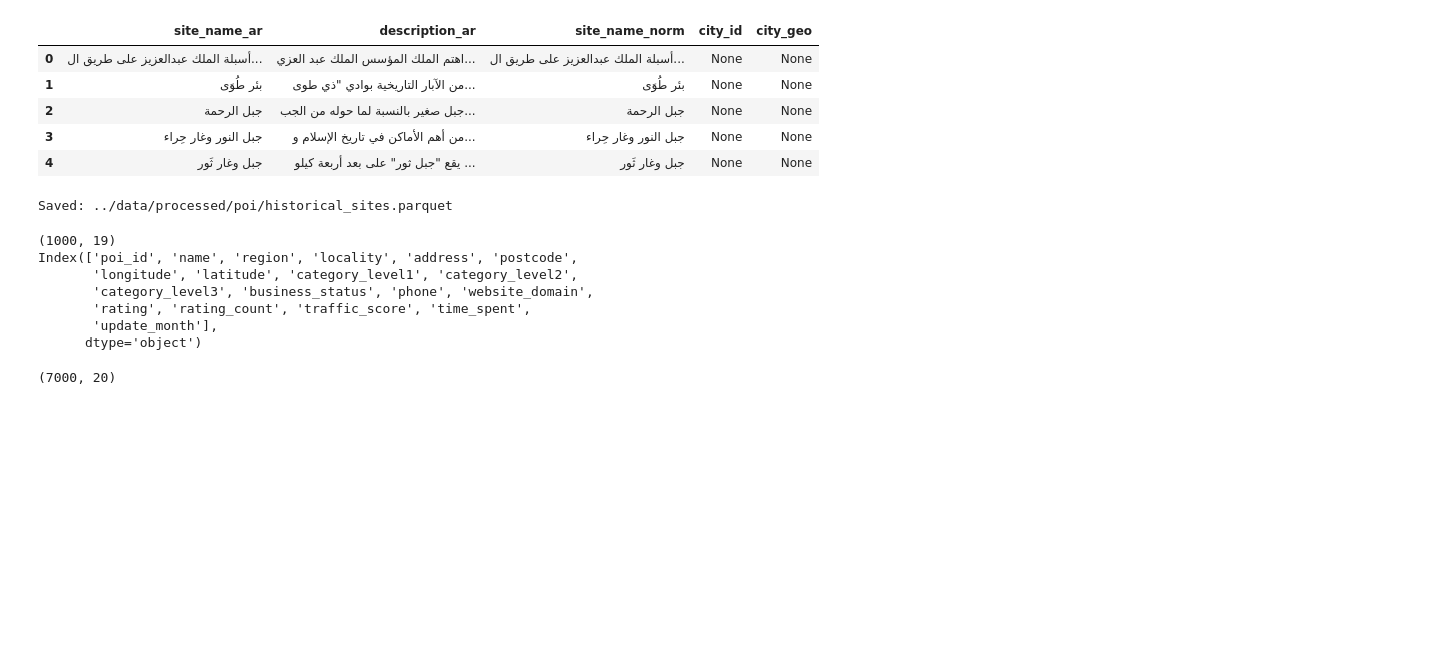
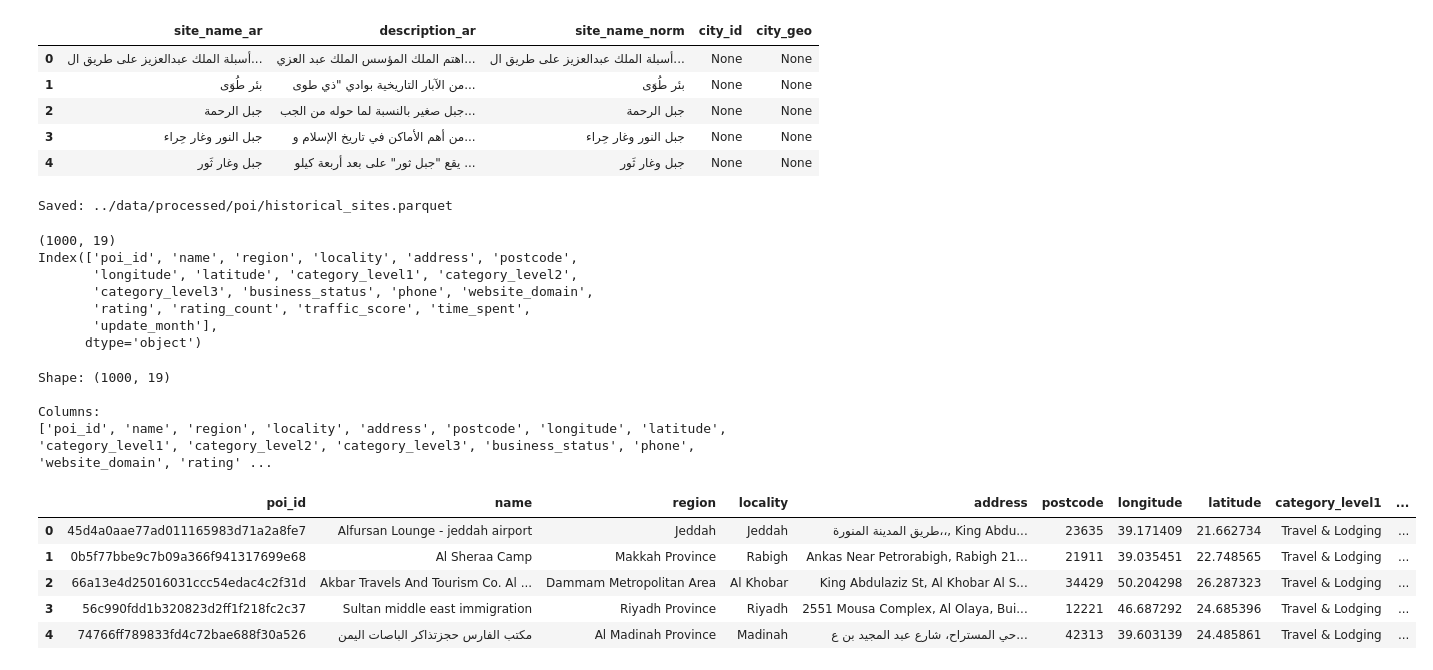
Before and after one commit to MaysAlsalum/DarbakGP, a Jupyter notebook: notebooks/01_exploration.ipynb, the cells around one changed output. Cells and saved outputs as stored; diff of their text form; code cells hidden in the pictures; blank space fills up the shorter version.

Commit message:
worked on datasets (xmap)

```diff
--- a/notebooks/01_exploration.ipynb
+++ b/notebooks/01_exploration.ipynb
@@ -810,18 +810,26 @@ Index(['poi_id', 'name', 'region', 'locality', 'address', 'postcode',
        'update_month'],
       dtype='object')
 # %%
-from pathlib import Path
 import pandas as pd
 
-path = Path("../data/raw/xmap_poi")
-dfs = []
+# 1) مسار الملف (عدليه إذا اسم ملفك مختلف)
+path = "../data/raw/xmap_poi/Travel_and_Lodging_data.csv"
 
-for file in path.glob("*.csv"):
-    df = pd.read_csv(file)
-    df["source_category"] = file.stem  # اسم الفئة
-    dfs.append(df)
+df = pd.read_csv(path)
 
-xmap_all = pd.concat(dfs, ignore_index=True)
-print(xmap_all.shape)
+print("Shape:", df.shape)
+print("\nColumns:")
+print(df.columns.tolist())
+
+df.head()
 # %% [output]
-(7000, 20)
+Shape: (1000, 19)
+
+Columns:
+['poi_id', 'name', 'region', 'locality', 'address', 'postcode', 'longitude', 'latitude', 'category_level1', 'category_level2', 'category_level3', 'business_status', 'phone', 'website_domain', 'rating' ...
+|  | poi_id | name | region | locality | address | postcode | longitude | latitude | category_level1 | ... |
+| 0 | 45d4a0aae77ad011165983d71a2a8fe7 | Alfursan Lounge - jeddah airport | Jeddah | Jeddah | طريق المدينة المنورة،،, King Abdu... | 23635 | 39.171409 | 21.662734 | Travel & Lodging | ... |
+| 1 | 0b5f77bbe9c7b09a366f941317699e68 | Al Sheraa Camp | Makkah Province | Rabigh | Ankas Near Petrorabigh, Rabigh 21... | 21911 | 39.035451 | 22.748565 | Travel & Lodging | ... |
+| 2 | 66a13e4d25016031ccc54edac4c2f31d | Akbar Travels And Tourism Co. Al ... | Dammam Metropolitan Area | Al Khobar | King Abdulaziz St, Al Khobar Al S... | 34429 | 50.204298 | 26.287323 | Travel & Lodging | ... |
+| 3 | 56c990fdd1b320823d2ff1f218fc2c37 | Sultan middle east immigration | Riyadh Province | Riyadh | 2551 Mousa Complex, Al Olaya, Bui... | 12221 | 46.687292 | 24.685396 | Travel & Lodging | ... |
+| 4 | 74766ff789833fd4c72bae688f30a526 | مكتب الفارس حجزتذاكر الباصات اليمن | Al Madinah Province | Madinah | حي المستراح، شارع عبد المجيد بن ع... | 42313 | 39.603139 | 24.485861 | Travel & Lodging | ... |
```
Also changed, not shown: parts of 6 cells of this notebook, 13 other files.
